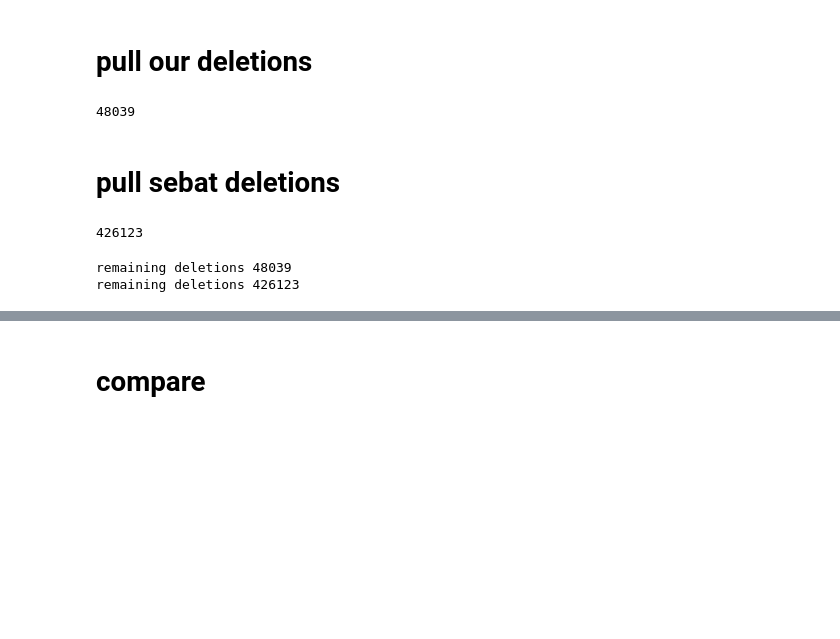
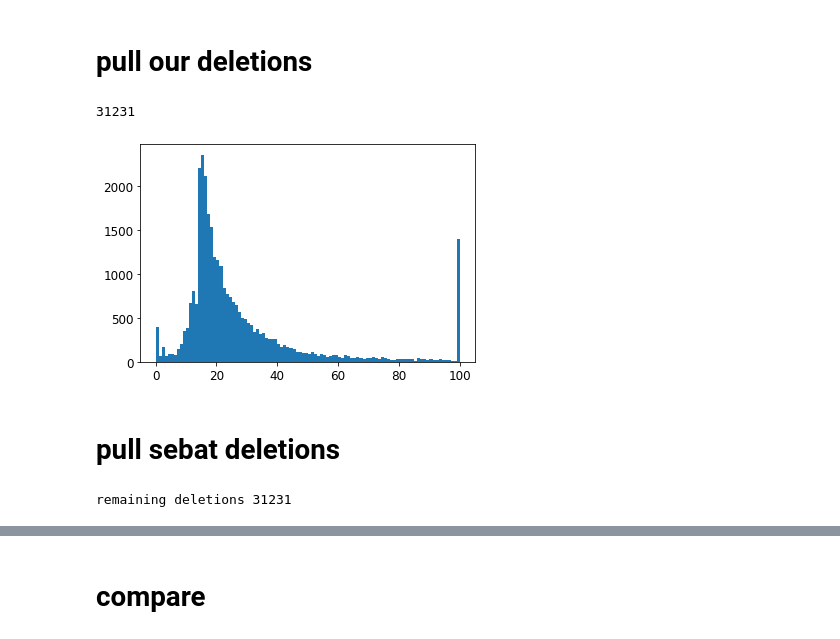
Before and after one commit to kpaskov/PhasingFamilies, a Jupyter notebook: validation/aCGH.ipynb, the cells around one changed output, grey strips where cells are left out. Cells and saved outputs as stored; diff of their text form; code cells hidden in the pictures; blank space fills up the shorter version.

```diff
--- a/validation/aCGH.ipynb
+++ b/validation/aCGH.ipynb
@@ -56,9 +59,9 @@ children 1037
 # %%
 # pull deletions
 deletions = []
-with open('../phased_ssc_del/deletions.json') as f:
+with open('../phased_ssc_del_qs/deletions.json') as f:
     for d in json.load(f):
-        if d['is_inherited']:
+        if d['is_inherited'] and not d['is_hts']:
             for child in d['trans']:
                 if '%s_num_markers_aCGH' % ssc_old_id_to_new_id.get(child, child) in d:
                     deletions.append({
@@ -76,10 +79,17 @@ with open('../phased_ssc_del/deletions.json') as f:
                                 'father': ssc_old_id_to_new_id[d['father']],
                                 'is_inherited': d['is_inherited'],
                                 'is_denovo': d['is_denovo'],
-                                'num_markers': d['num_markers'],
+                                #'num_markers': d['num_markers'],
                                 'num_markers_aCGH': d['%s_num_markers_aCGH' % ssc_old_id_to_new_id.get(child, child)],
-                                'med_aCGH': d['%s_med_aCGH' % ssc_old_id_to_new_id.get(child, child)]
+                                'med_aCGH': d['%s_med_aCGH' % ssc_old_id_to_new_id.get(child, child)],
+                                'quality_score': None if 'quality_score' not in d else d['quality_score']
                         })
 print(len(deletions))
 # %% [output]
-48039
+31231
+# %%
+plt.hist(np.clip([d['quality_score'] for d in deletions if d['quality_score'] is not None], None, 100),
+         bins=np.arange(101))
+plt.show()
+# %% [output]
+[figure, added]
@@ -87,43 +125,40 @@ print(len(deletions))
 # pull sebat deletions
 # %%
 # pull deletions
-sebat_deletions = []
-with open('../phased_ssc.sebat_del/deletions.json') as f:
-    for d in json.load(f):
-        if d['is_inherited']:
-            for child in d['trans']:
-                if '%s_num_markers_aCGH' % ssc_old_id_to_new_id.get(child, child) in d:
-                    sebat_deletions.append({
-                                'family': d['family'],
-                                'child': child,
-                                'chrom': d['chrom'],
-                                'start_pos': d['start_pos'],
-                                'end_pos': d['end_pos'],
-                                'length': d['length'],
-                                'opt_start_pos': d['opt_start_pos'],
-                                'opt_end_pos': d['opt_end_pos'],
-                                'is_mat': d['is_mat'],
-                                'is_pat': d['is_pat'],
-                                'mother': d['mother'],
-                                'father': d['father'],
-                                'is_inherited': d['is_inherited'],
-                                'is_denovo': d['is_denovo'],
-                                'num_markers_ssc': d['num_markers_ssc'],
-                                'num_markers_aCGH': d['%s_num_markers_aCGH' % ssc_old_id_to_new_id.get(child, child)],
-                                'med_aCGH': d['%s_med_aCGH' % ssc_old_id_to_new_id.get(child, child)]
-                        })
-print(len(sebat_deletions))
+#sebat_deletions = []
+#with open('../phased_ssc.sebat_del/deletions.json') as f:
+#    for d in json.load(f):
+#        if d['is_inherited']:
+#            for child in d['trans']:
+#                if '%s_num_markers_aCGH' % ssc_old_id_to_new_id.get(child, child) in d:
+#                    sebat_deletions.append({
+#                                'family': d['family'],
+#                                'child': child,
+#                                'chrom': d['chrom'],
+#                                'start_pos': d['start_pos'],
+#                                'end_pos': d['end_pos'],
+#                                'length': d['length'],
+#                                'opt_start_pos': d['opt_start_pos'],
+#                                'opt_end_pos': d['opt_end_pos'],
+#                                'is_mat': d['is_mat'],
+#                                'is_pat': d['is_pat'],
+#                                'mother': d['mother'],
+#                                'father': d['father'],
+#                                'is_inherited': d['is_inherited'],
+#                                'is_denovo': d['is_denovo'],
+#                                'num_markers_ssc': d['num_markers_ssc'],
+#                                'num_markers_aCGH': d['%s_num_markers_aCGH' % ssc_old_id_to_new_id.get(child, child)],
+#                                'med_aCGH': d['%s_med_aCGH' % ssc_old_id_to_new_id.get(child, child)]
+#                        })
+#print(len(sebat_deletions))
-# %% [output]
-426123
 # %%
 #remove deletions that aren't inherited
 deletions = [d for d in deletions if d['is_inherited']]
 print('remaining deletions', len(deletions))
 
-sebat_deletions = [d for d in sebat_deletions if d['is_inherited']]
-print('remaining deletions', len(sebat_deletions))
+#sebat_deletions = [d for d in sebat_deletions if d['is_inherited']]
+#print('remaining deletions', len(sebat_deletions))
 # %% [output]
-remaining deletions 48039
-remaining deletions 426123
+remaining deletions 31231
 # %%
 #remove deletions <100bp
```
Also changed, not shown: parts of 51 cells of this notebook, 11 other files.
